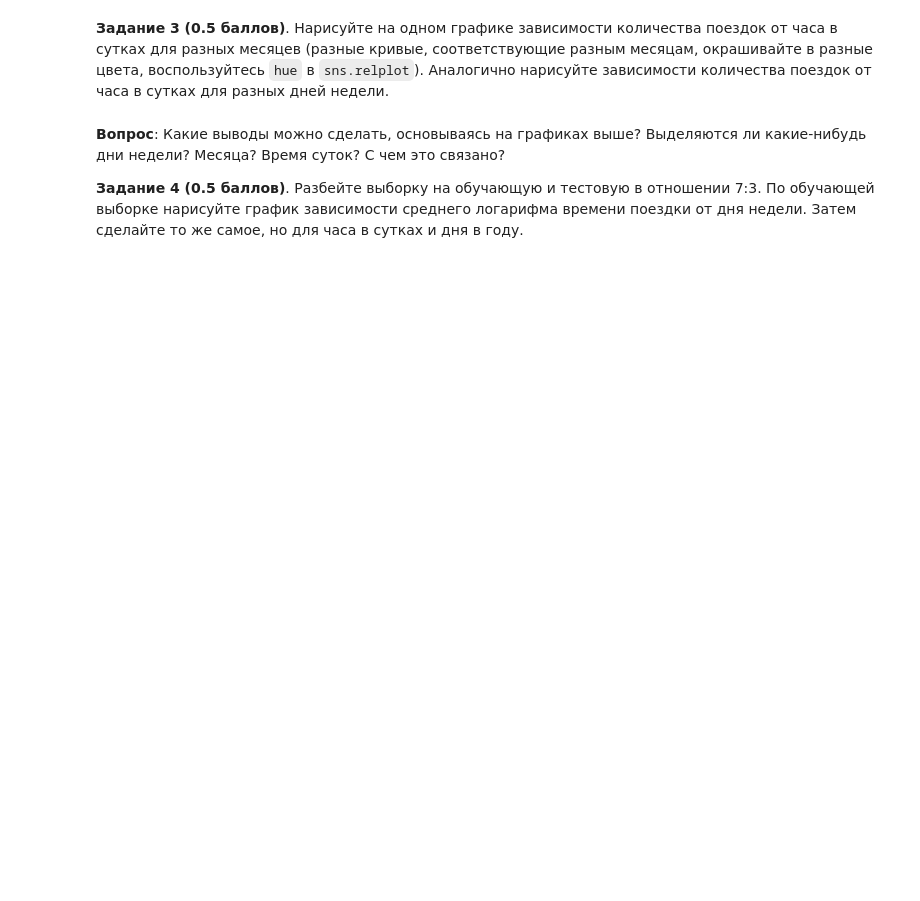
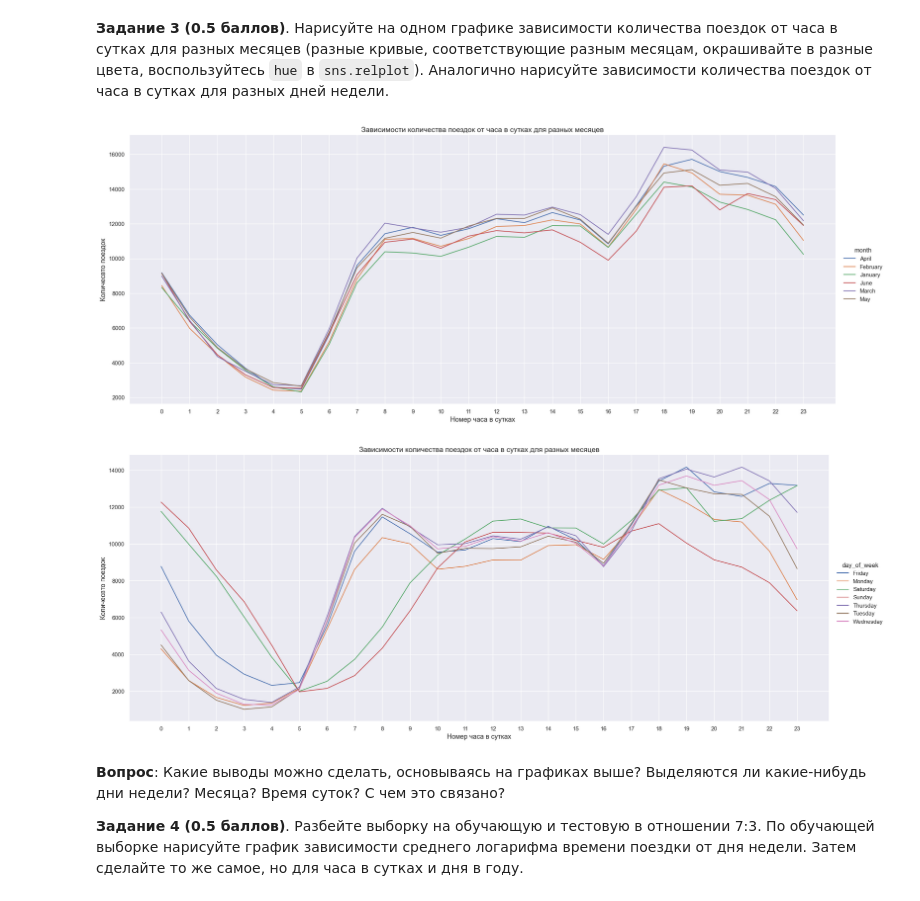
Before and after one commit to Nojatij/ml_courses, a Jupyter notebook: 1_st_course/homework/hw2/homework-practice-02-linregr.ipynb, the cells around one changed output. Drawn from its saved outputs; the diff is of its cells as text; code cells hidden in the pictures; blank space fills up the shorter version.

```diff
--- a/1_st_course/homework/hw2/homework-practice-02-linregr.ipynb
+++ b/1_st_course/homework/hw2/homework-practice-02-linregr.ipynb
@@ -199,3 +193,20 @@ grouped_train = pd.DataFrame(grouped_train)
+# %%
+graph_hour_month = day_ride.groupby(['month', 'hour']).sum().reset_index()[['month', 'hour', 'id']]
+g3 = sns.relplot(data = graph_hour_month, y='id', x = "hour", hue = 'month', kind="line",height=8, aspect=20/8)
+g3.set(xticks=range(24))
+plt.title('Зависимости количества поездок от часа в сутках для разных месяцев',fontsize = 14)
+g3.set_xlabels('Номер часа в сутках',fontsize = 13)
+g3.set_ylabels('Количесвто поездок',fontsize = 13);
+
+graph_hour_weekday = day_ride.groupby(['day_of_week', 'hour']).sum().reset_index()[['day_of_week', 'hour', 'id']]
+g4 = sns.relplot(data = graph_hour_weekday, y='id', x = "hour", hue = 'day_of_week', kind="line",height=8, aspect=20/8)
+g4.set(xticks=range(24))
+plt.title('Зависимости количества поездок от часа в сутках для разных месяцев',fontsize = 14)
+g4.set_xlabels('Номер часа в сутках',fontsize = 13)
+g4.set_ylabels('Количесвто поездок',fontsize = 13);
+# %% [output]
+[figure, added]
+[figure, added]
 # %% [markdown]
 **Вопрос**: Какие выводы можно сделать, основываясь на графиках выше? Выделяются ли какие-нибудь дни недели? Месяца? Время суток? С чем это связано?
 
```
Also changed, not shown: parts of 66 cells of this notebook, 4 other files.
